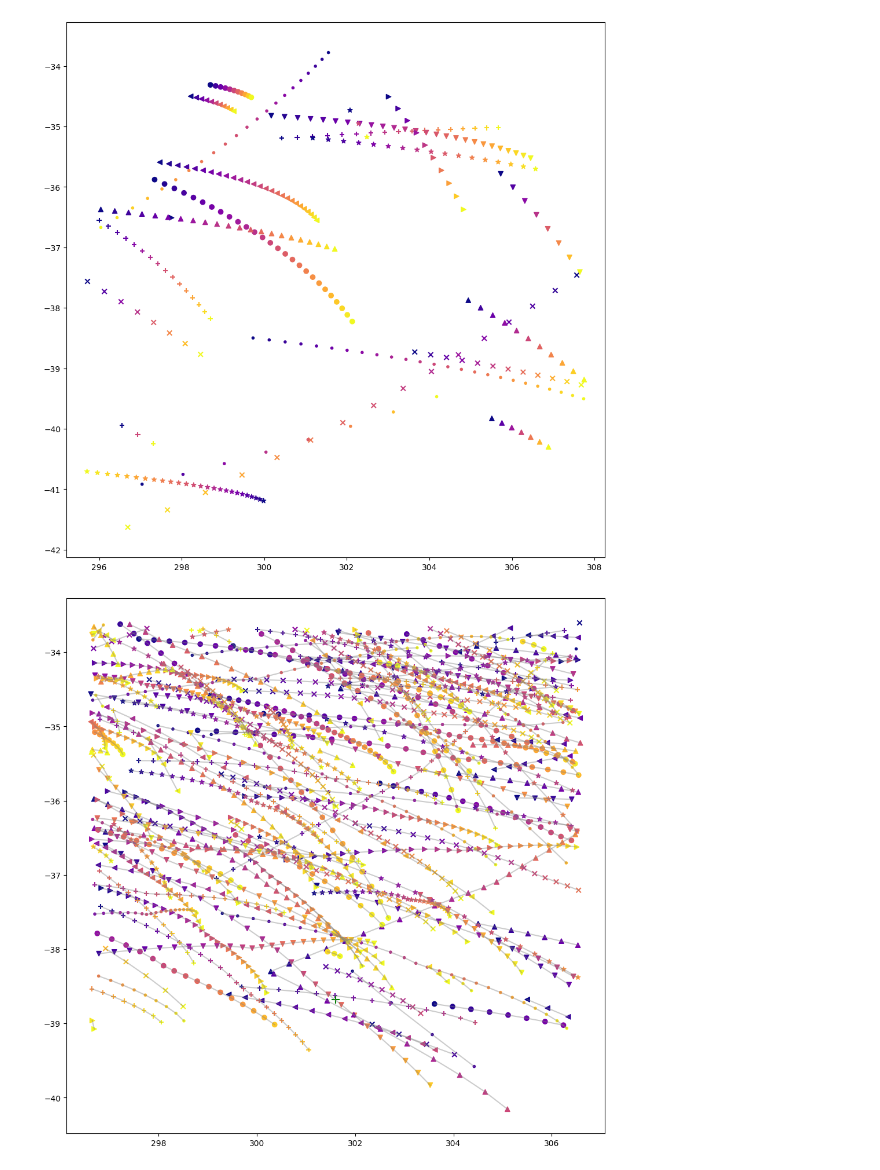
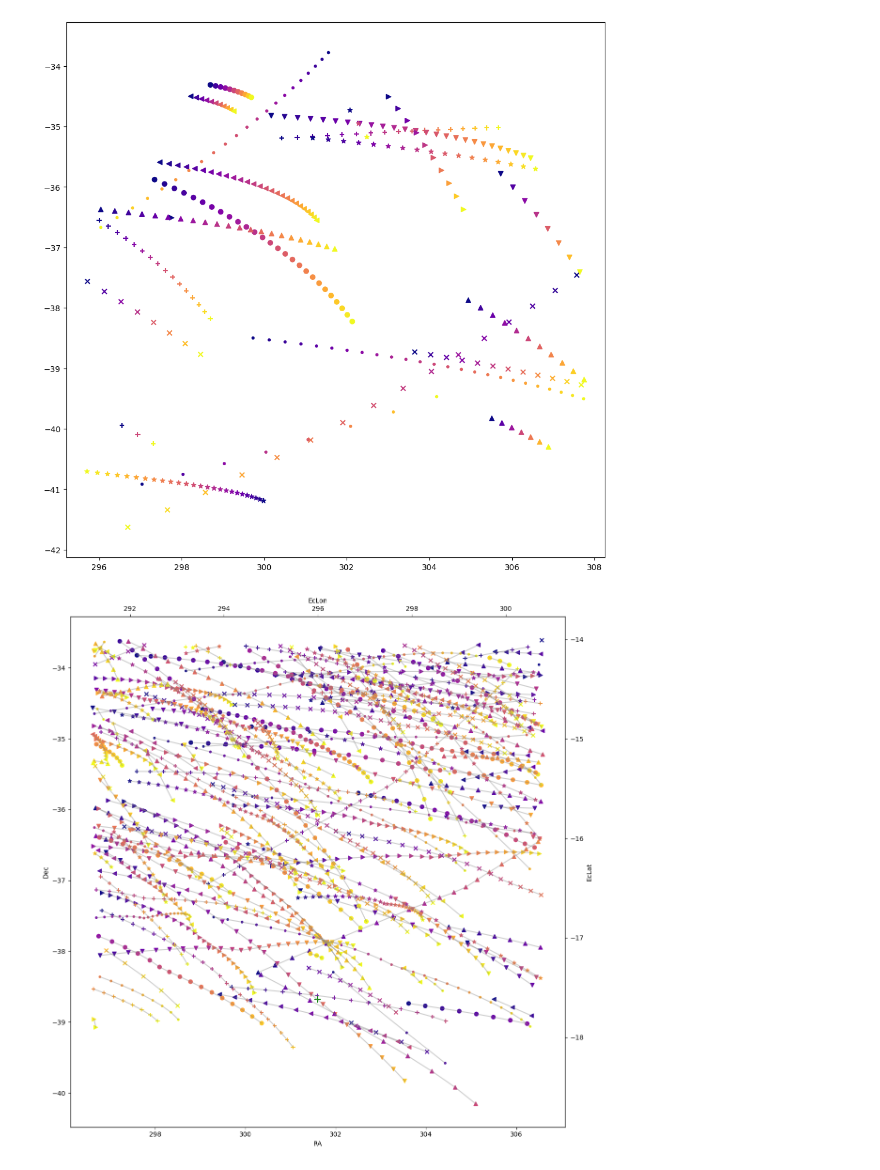
Before and after one commit to ble61/ASTR480, a Jupyter notebook: Test Code/ObjectTracking.ipynb, the cells around one changed output. Drawn from its saved outputs; the diff is of its cells as text; code cells hidden in the pictures.

Commit message:
lots of progress, forgot to push. plots were itterated on

```diff
--- a/Test Code/ObjectTracking.ipynb
+++ b/Test Code/ObjectTracking.ipynb
@@ -242,44 +242,77 @@ result = Skybotquery(ra_i, dec_i, timeList.jd, radius=10, location="C57")
 brightResult = result.loc[result["Mv"]<= 20]
 
 # queryRes = MPCquery(ra_i,dec_i,t_i, 300, limit="18.0",obscode="C57")
+# %%
+import pandas as pd
+from astropy.coordinates import SkyCoord
+import matplotlib.colors as mplc
+import matplotlib.pyplot as plt
+import itertools
+
+magLim = 20.0
+
+brightResult = result.loc[result["Mv"]<= magLim].reset_index(drop=True)
+# brightResult.drop("index", axis=1, inplace=True)
+
+unqNames = pd.unique(brightResult["Name"])
+
+
+coords = SkyCoord(brightResult["RA"], brightResult["Dec"], unit=(u.hourangle,u.deg))
+
+brightResult = brightResult.assign(degRA=coords.ra.deg)
+brightResult = brightResult.assign(degDec=coords.dec.deg)
 # %%
-import pandas as pd
-from astropy.coordinates import SkyCoord
-import matplotlib.colors as mplc
-import matplotlib.pyplot as plt
-import itertools
 
-magLim = 20.0
+#* NOT USING WCS
 
-brightResult = result.loc[result["Mv"]<= magLim].reset_index()
-brightResult.drop("index", axis=1, inplace=True)
+fig, ax = plt.subplots(1,figsize =(12,12))
 
-unqNames = pd.unique(brightResult["Name"])
+ax.set_xlabel("RA")
+ax.set_ylabel("Dec")
 
 
-coords = SkyCoord(brightResult["RA"], brightResult["Dec"], unit=(u.hourangle,u.deg))
 
-brightResult = brightResult.assign(degRA=coords.ra.deg)
-brightResult = brightResult.assign(degDec=coords.dec.deg)
+ax2 = ax.twinx()
+ax3 = ax2.twiny()
 
-fig, ax = plt.subplots(1,figsize =(12,12))
+
+ax3.set_xlabel("EcLon")
+ax2.set_ylabel("EcLat")
 
 
 # ax.set_xlim([lims[0],lims[1]])
 # ax.set_ylim([lims[2],lims[3]])
 cnorm = mplc.Normalize(np.min(timeList.jd), np.max(timeList.jd))
 markers = itertools.cycle((".","x","^","*","+","v","o", "<", ">"))
 for i, name in  enumerate(unqNames):
 
     nameIDs = brightResult.index[brightResult["Name"]==name]
 
-    coords = SkyCoord(brightResult.loc[nameIDs]["RA"], brightResult.loc[nameIDs]["Dec"], unit=(u.hourangle,u.deg))
+    coords = SkyCoord(brightResult.loc[nameIDs]["RA"],
+                      brightResult.loc[nameIDs]["Dec"], unit=(u.hourangle,u.deg))
+
+    ecliptCoords = coords.transform_to('geocentrictrueecliptic') #?????
 
     if len(nameIDs)>0:
         ax.plot(coords.ra.deg, coords.dec.deg, c="grey", alpha=0.4)
         ax.scatter(coords.ra.deg, coords.dec.deg, marker=next(markers), c=brightResult.loc[nameIDs]["epoch"], cmap="plasma", norm=cnorm)
 ax.scatter(ra_i, dec_i, marker="+", s=100, c="g") #Center of seach area
 
-fig.savefig(f"./posTracks_ra{ra_i}_dec{dec_i}_t{t_i.mjd}_Mv{magLim}_Skybot.png")
+
+raMin, raMax = ax.get_xlim()
+decMin, decMax = ax.get_ylim()
+limCoords = SkyCoord([raMin, raMax], [decMin,decMax], frame="icrs", unit="deg", obstime=Time(np.median(brightResult["epoch"]), format="jd"))
+
+
+limEclpCoords = limCoords.transform_to("geocentrictrueecliptic")
+
+# limEclpCoords.lon.deg
+ax3.set_xlim(limEclpCoords.lon.deg)
+ax3.set_ylim(limEclpCoords.lat.deg)
+
+#// TODO ecliptic lat/long on axis. ASTROpy does it for you.
+
+fig.tight_layout()
+fig.savefig(f"./maybeWithEclipticCoords.png") #!I don't think this is correct
 # %% [output]
-[figure, old version]
+[figure, new version]
```
Also changed, not shown: parts of 3 cells of this notebook, 14 other files.
